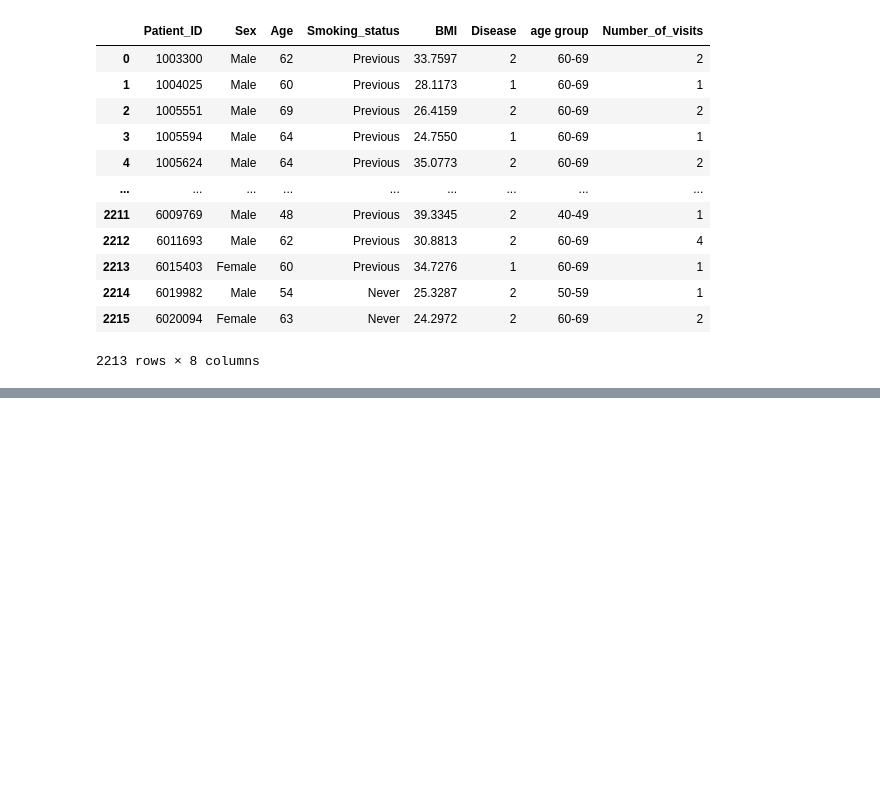
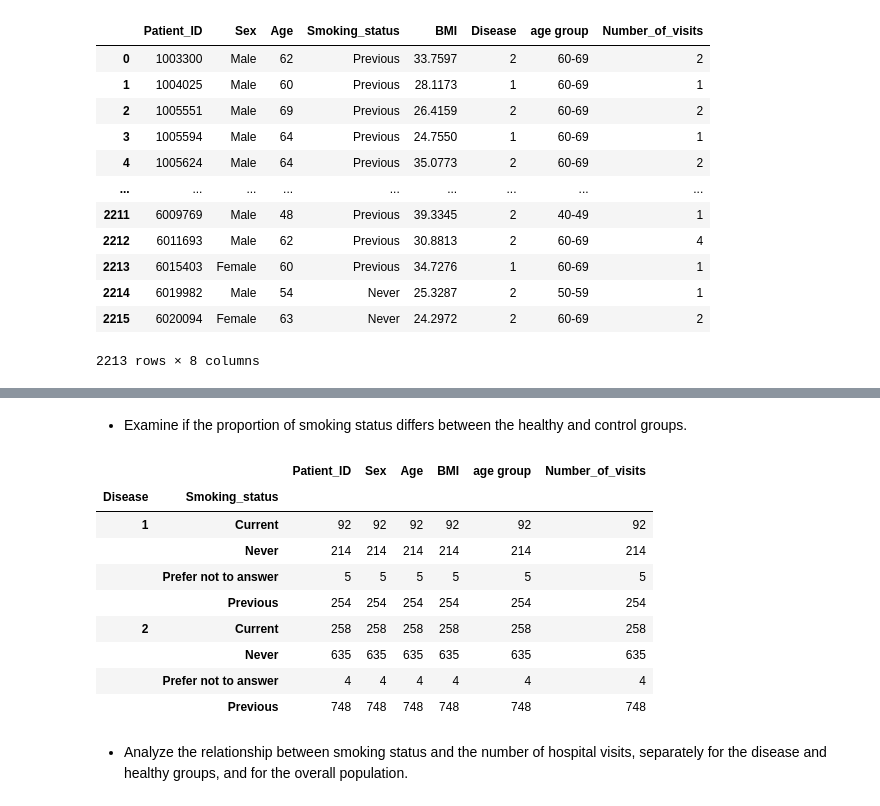
Before and after one commit to AdmiralSnyder/MS6_DataScience_Python, a Jupyter notebook: DS_EA7/DS_EA7.ipynb, the cells around one changed output, grey strips where cells are left out. Cells and saved outputs as stored; diff of their text form; code cells hidden in the pictures; blank space fills up the shorter version.

```diff
--- a/DS_EA7/DS_EA7.ipynb
+++ b/DS_EA7/DS_EA7.ipynb
@@ -237,0 +241,17 @@ please write a comment for each task, not only run the statistical test without
+# %% [markdown]
+- Examine if the proportion of smoking status differs between the healthy and control groups.
+# %%
+merged.groupby(["Disease", "Smoking_status"] ).count()
+# %% [output]
+|  |  | Patient_ID | Sex | Age | BMI | age group | Number_of_visits |
+| Disease | Smoking_status |  |  |  |  |  |  |
+| 1 | Current | 92 | 92 | 92 | 92 | 92 | 92 |
+|  | Never | 214 | 214 | 214 | 214 | 214 | 214 |
+|  | Prefer not to answer | 5 | 5 | 5 | 5 | 5 | 5 |
+|  | Previous | 254 | 254 | 254 | 254 | 254 | 254 |
+| 2 | Current | 258 | 258 | 258 | 258 | 258 | 258 |
+|  | Never | 635 | 635 | 635 | 635 | 635 | 635 |
+|  | Prefer not to answer | 4 | 4 | 4 | 4 | 4 | 4 |
+|  | Previous | 748 | 748 | 748 | 748 | 748 | 748 |
+# %% [markdown]
+- Analyze the relationship between smoking status and the number of hospital visits, separately for the disease and healthy groups, and for the overall population.
```
Also changed, not shown: parts of 9 cells of this notebook.
